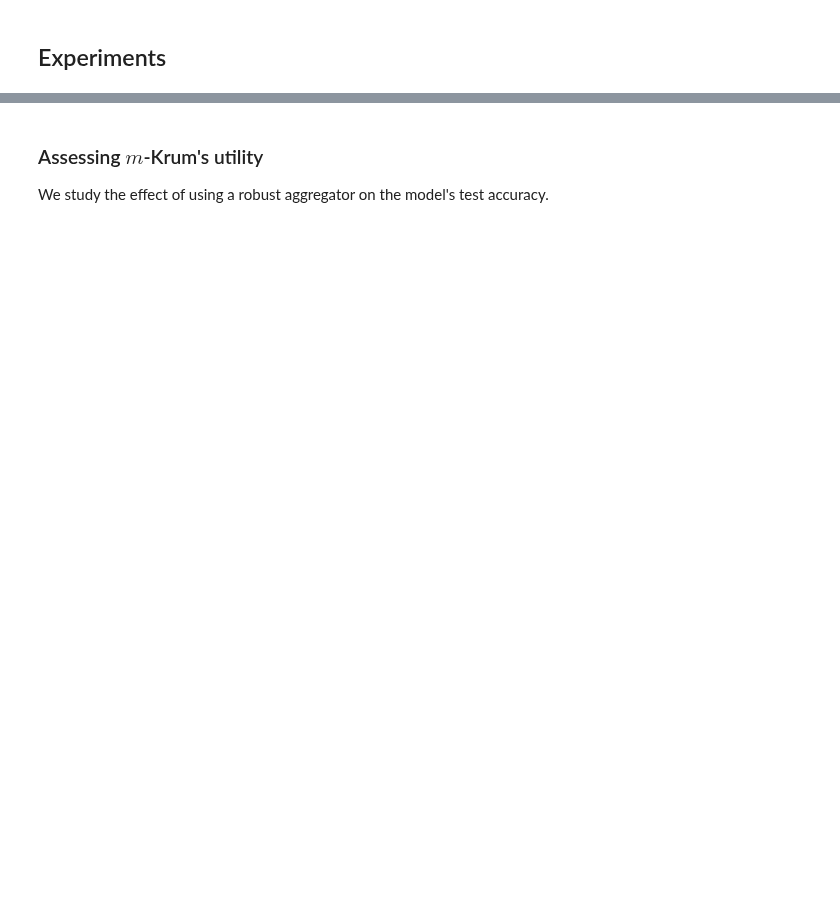
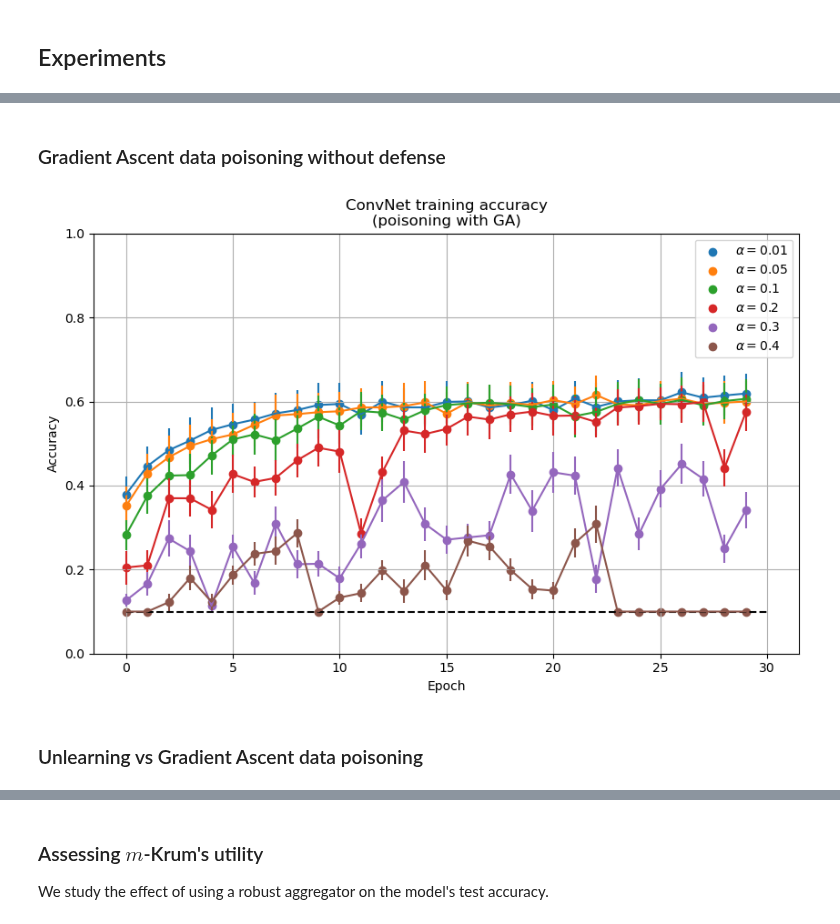
Before and after one commit to AI-Safety-X2023/playground, a Jupyter notebook: implementations/projects/poisoning/inverting_gradient_attack_cookbook.ipynb, the cells around one changed output, grey strips where cells are left out. Cells and saved outputs as stored; diff of their text form; code cells hidden in the pictures; blank space fills up the shorter version.

```diff
--- a/implementations/projects/poisoning/inverting_gradient_attack_cookbook.ipynb
+++ b/implementations/projects/poisoning/inverting_gradient_attack_cookbook.ipynb
@@ -384,0 +520,2 @@ def display_pipeline_results(results: PipelineResults):
+# %% [markdown]
+### Gradient Ascent data poisoning without defense
@@ -384,0 +539,45 @@ def display_pipeline_results(results: PipelineResults):
+# %%
+from torchmetrics import Metric
+
+def plot_poisoning_accuracy(
+        val_metrics: list[dict[str, Metric]] = None,
+        ax: plt.Axes = None,
+        alpha: float = 0.0,
+        idx: int = 0,
+    ):
+    if val_metrics:
+        val_acc_per_step_per_epoch = torch.vstack([
+            epoch_metrics['MetricTracker'].compute_all()['accuracy'].mean(dim=1)
+            for epoch_metrics in val_metrics
+        ]).numpy(force=True)
+        val_acc_per_epoch = val_acc_per_step_per_epoch.mean(axis=1)
+        val_acc_std_per_epoch = val_acc_per_step_per_epoch.std(axis=1)
+
+        epochs = np.arange(len(val_acc_per_epoch))
+        ax.scatter(epochs, val_acc_per_epoch, label=rf'$\alpha=${alpha}', c=f'C{idx}')
+        ax.errorbar(epochs, val_acc_per_epoch, yerr=val_acc_std_per_epoch, c=f'C{idx}')
+
+def display_poisoning_logs(logs: Logs, ax: plt.Axes, alpha: float, idx: int):
+    plot_poisoning_accuracy(logs.val_metrics, ax=ax, alpha=alpha, idx=idx)
+
+def display_poisoning_results(all_results: list[PipelineResults]):
+    ax = plt.subplot()
+    for i, (alpha, results) in enumerate(zip(alphas, all_results)):
+        display_poisoning_logs(results.train_logs, ax=ax, alpha=alpha, idx=i)
+
+    ax.hlines(0.1, 0, n_epochs, linestyles='dashed', colors='black')
+
+    ax.grid()
+    ax.set_xlabel("Epoch")
+    ax.set_ylabel("Accuracy")
+    ax.set_ylim((0.0, 1.0))
+    ax.legend()
+
+    ax.set_title(f"ConvNet training accuracy\n(poisoning with GA)")
+# %%
+display_poisoning_results(all_results)
+save_figure("poisoning_convnet_sgd_with_ga")
+# %% [output]
+[figure, added]
+# %% [markdown]
+### Unlearning vs Gradient Ascent data poisoning
```
Also changed, not shown: parts of 119 cells of this notebook.
